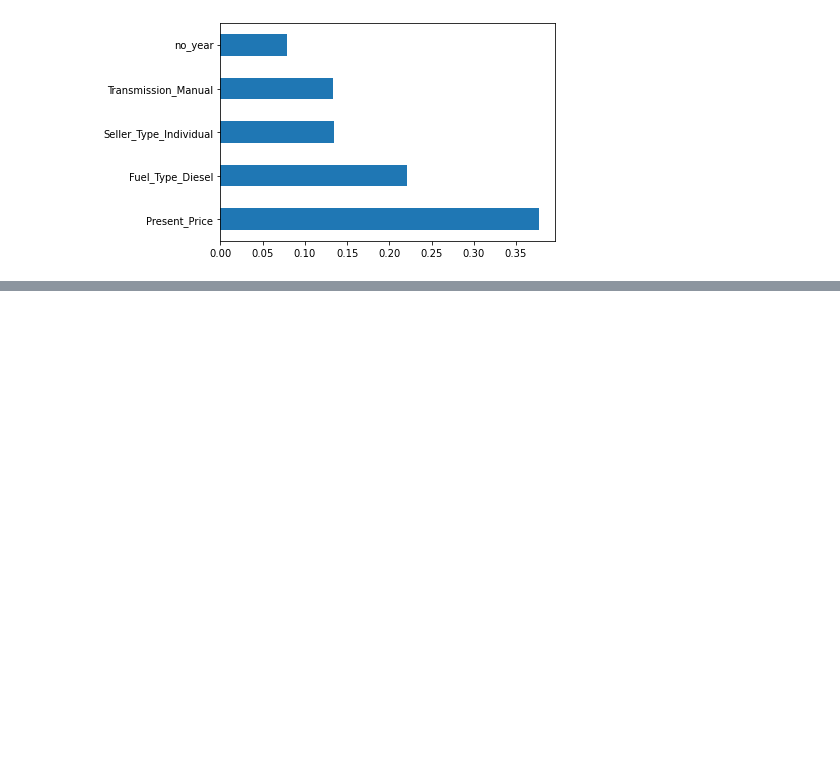
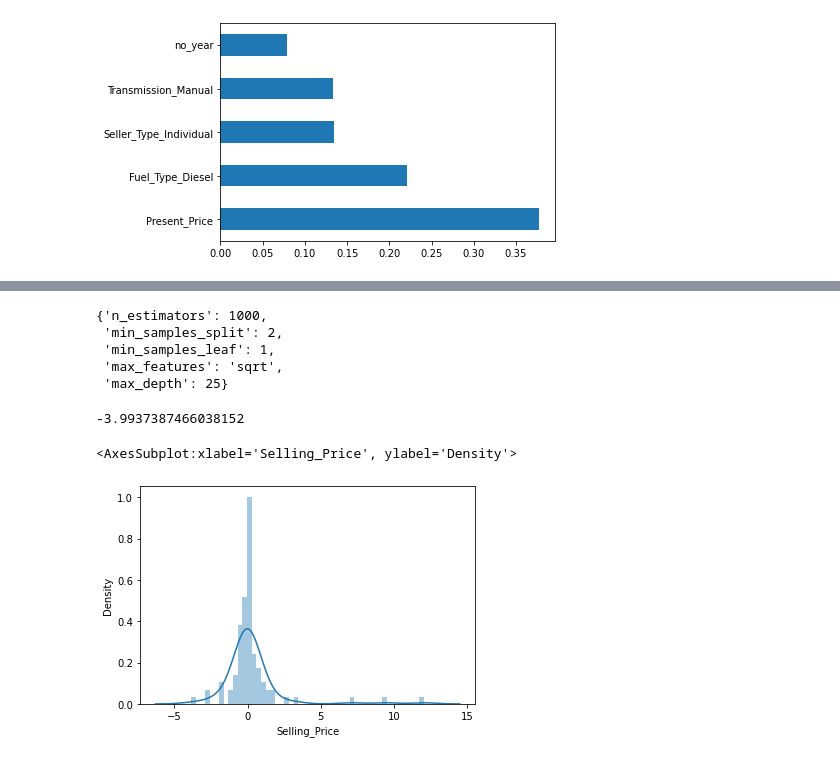
Before and after one commit to DoctorPruthuvi/python_repo, a Jupyter notebook: vehicle_dt/program.ipynb, the cells around one changed output, grey strips where cells are left out. Cells and saved outputs as stored; diff of their text form; code cells hidden in the pictures; blank space fills up the shorter version.

```diff
--- a/vehicle_dt/program.ipynb
+++ b/vehicle_dt/program.ipynb
@@ -198,0 +199,24 @@ NameError: name 'np' is not defined
+# %%
+from sklearn.model_selection import RandomizedSearchCV
+ #Randomized Search CV
+
+# Number of trees in random forest
+n_estimators = [int(x) for x in np.linspace(start = 100, stop = 1200, num = 12)]
+# Number of features to consider at every split
+max_features = ['auto', 'sqrt']
+# Maximum number of levels in tree
+max_depth = [int(x) for x in np.linspace(5, 30, num = 6)]
+# max_depth.append(None)
+# Minimum number of samples required to split a node
+min_samples_split = [2, 5, 10, 15, 100]
+# Minimum number of samples required at each leaf node
+min_samples_leaf = [1, 2, 5, 10]
+# %%
+# Create the random grid
+random_grid = {'n_estimators': n_estimators,
+               'max_features': max_features,
+               'max_depth': max_depth,
+               'min_samples_split': min_samples_split,
+               'min_samples_leaf': min_samples_leaf}
+
+print(random_grid)
@@ -198,0 +225,8 @@ NameError: name 'np' is not defined
+# %%
+# Use the random grid to search for best hyperparameters
+# First create the base model to tune
+rf = RandomForestRegressor()
+# Random search of parameters, using 3 fold cross validation,
+# search across 100 different combinations
+rf_random = RandomizedSearchCV(estimator = rf, param_distributions = random_grid,scoring='neg_mean_squared_error', n_iter = 10, cv = 5, verbose=2, random_state=42, n_jobs = 1)
+rf_random.fit(X_train,y_train)
@@ -198,0 +263,18 @@ NameError: name 'np' is not defined
+# %%
+rf_random.best_params_
+# %% [output]
+{'n_estimators': 1000,
+ 'min_samples_split': 2,
+ 'min_samples_leaf': 1,
+ 'max_features': 'sqrt',
+ 'max_depth': 25}
+# %%
+rf_random.best_score_
+# %% [output]
+-3.9937387466038152
+# %%
+predictions=rf_random.predict(X_test)
+sns.distplot(y_test-predictions)
+# %% [output]
+<AxesSubplot:xlabel='Selling_Price', ylabel='Density'>
+[figure, added]
```
Also changed, not shown: parts of 6 cells of this notebook.
